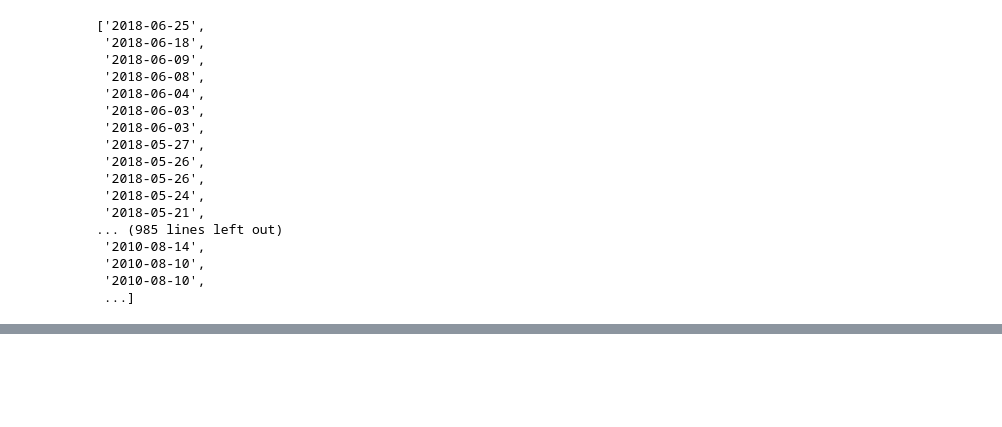
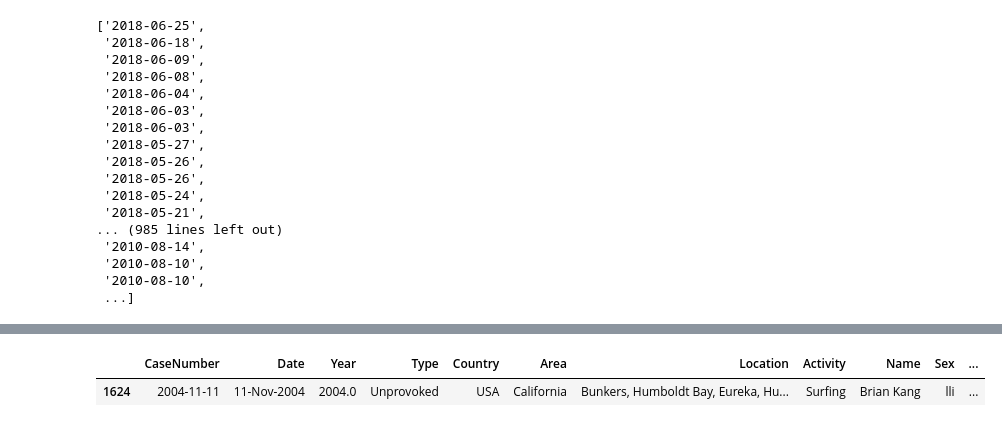
Before and after one commit to juliasabatel/Sharks_proyecto, a Jupyter notebook: Sharks_proyecto.ipynb, the cells around one changed output, grey strips where cells are left out. Saved outputs shown, nothing was run; the diff lists cells and outputs as text; code cells hidden in the pictures; blank space fills up the shorter version.

```diff
--- a/Sharks_proyecto.ipynb
+++ b/Sharks_proyecto.ipynb
@@ -282,0 +513,7 @@ lst
+# %%
+keyword2 = 'lli' #sirve para buscar en mi dataframe
+select3 = sharks_ori[sharks_ori.Sex.str.contains(keyword2, regex=True)]
+select3.head()
+# %% [output]
+|  | CaseNumber | Date | Year | Type | Country | Area | Location | Activity | Name | Sex | ... |
+| 1624 | 2004-11-11 | 11-Nov-2004 | 2004.0 | Unprovoked | USA | California | Bunkers, Humboldt Bay, Eureka, Hu... | Surfing | Brian Kang | lli | ... |
```
Also changed, not shown: parts of 35 cells of this notebook, 1 other file.
